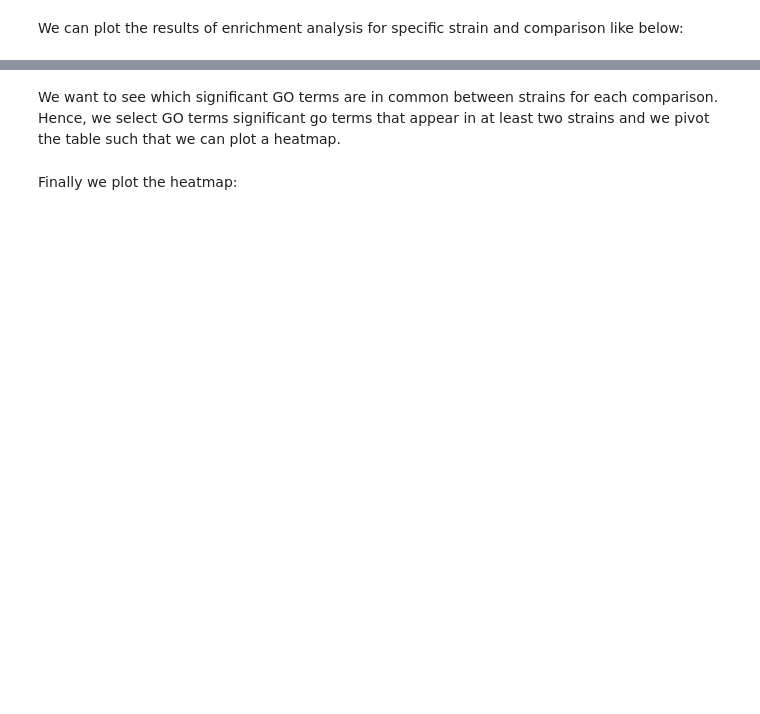
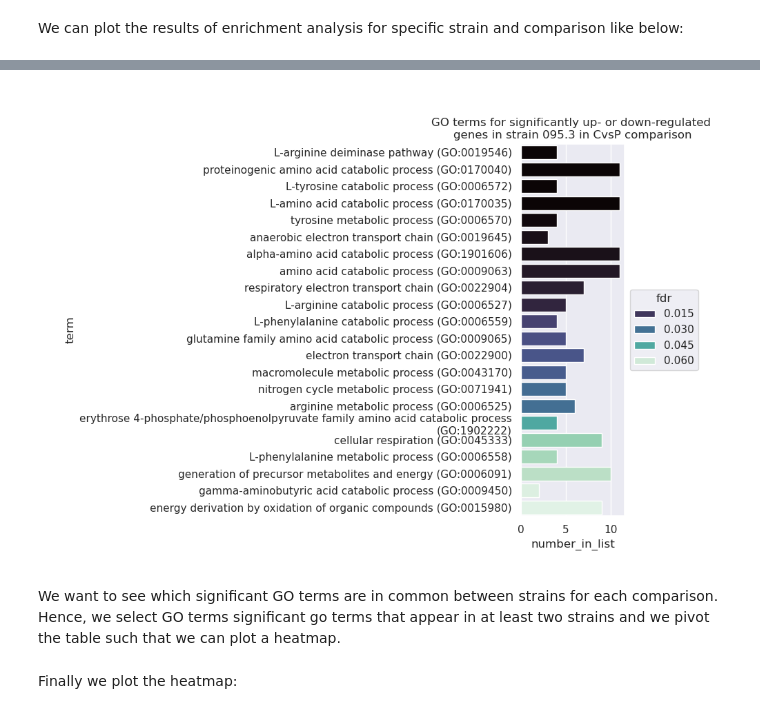
Before and after one commit to zimmermann-kogadeeva-group/OmicsPredocCourse, a Jupyter notebook: Notebooks/02_enrichment.ipynb, the cells around one changed output, grey strips where cells are left out. Saved outputs shown, nothing was run; the diff lists cells and outputs as text; code cells hidden in the pictures; blank space fills up the shorter version.

```diff
--- a/Notebooks/02_enrichment.ipynb
+++ b/Notebooks/02_enrichment.ipynb
@@ -44,23 +99,26 @@ We can plot the results of enrichment analysis for specific strain and compariso
 # %%
-strain = "083.2"
+strain = "095.3"
 comparison = "CvsP"
 
 fig, ax = plt.subplots(figsize=(10, 7))
-fig.subplots_adjust(left=0.7)
+fig.subplots_adjust(left=0.7, right=0.85)
 ax.set(title=(
     "GO terms for significantly up- or down-regulated \n"
     f"genes in strain {strain} in {comparison} comparison"
 ))
 sns.barplot(
     df_go_terms
     .query("strain == @strain and comparison == @comparison and fdr < 0.1")
-    .sort_values("fdr"),
+    .sort_values("fdr")
+    .assign(term=lambda x: x.term.str.wrap(80)),
     y="term",
     x="number_in_list",
     hue="fdr",
     palette="mako"
 )
 sns.move_legend(ax, loc="center left", bbox_to_anchor=(1.0, 0.5))
+# %% [output]
+[figure, added]
 # %% [markdown]
 We want to see which significant GO terms are in common between strains for
 each comparison. Hence, we select GO terms significant go terms that appear
```
Also changed, not shown: parts of 5 cells of this notebook, 4 other files.
